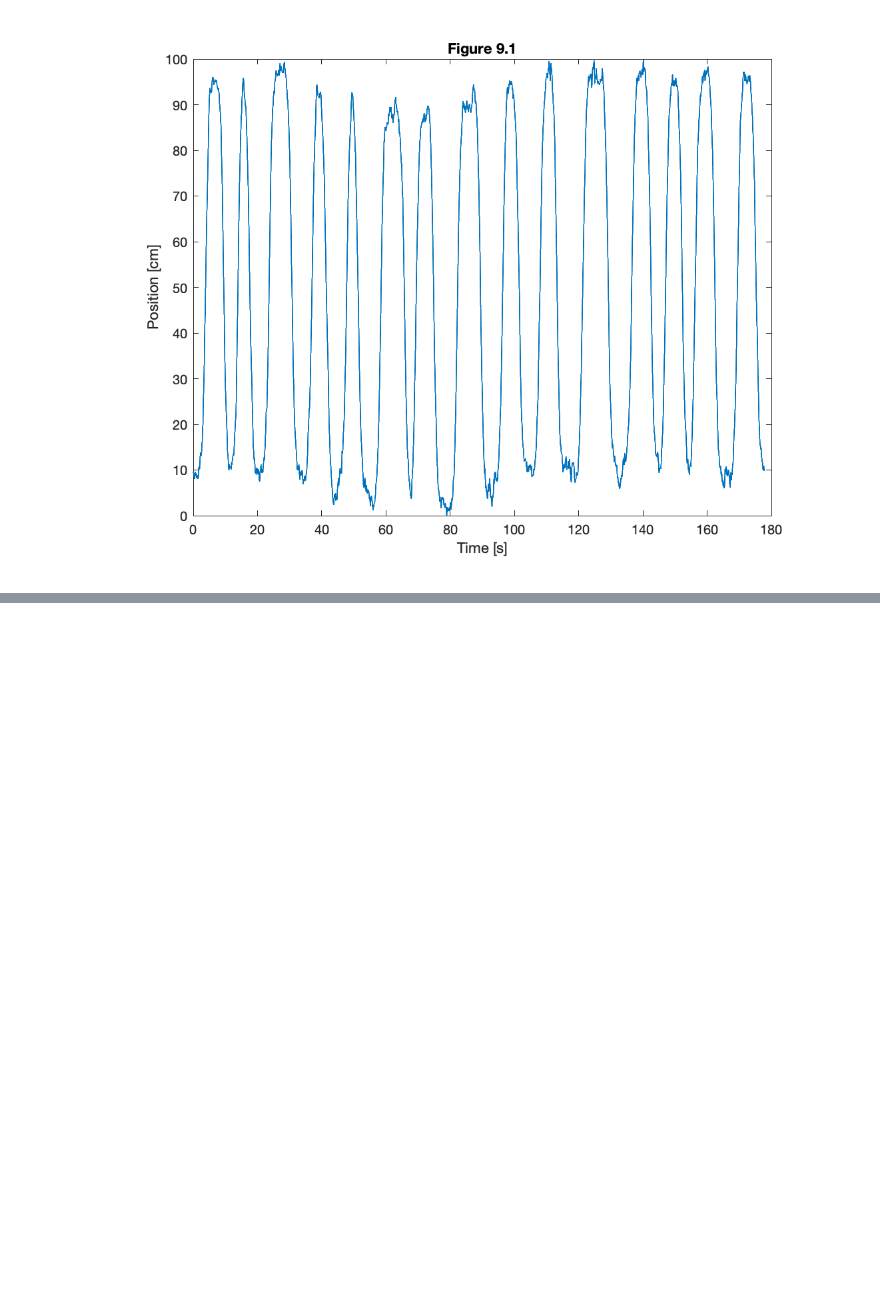
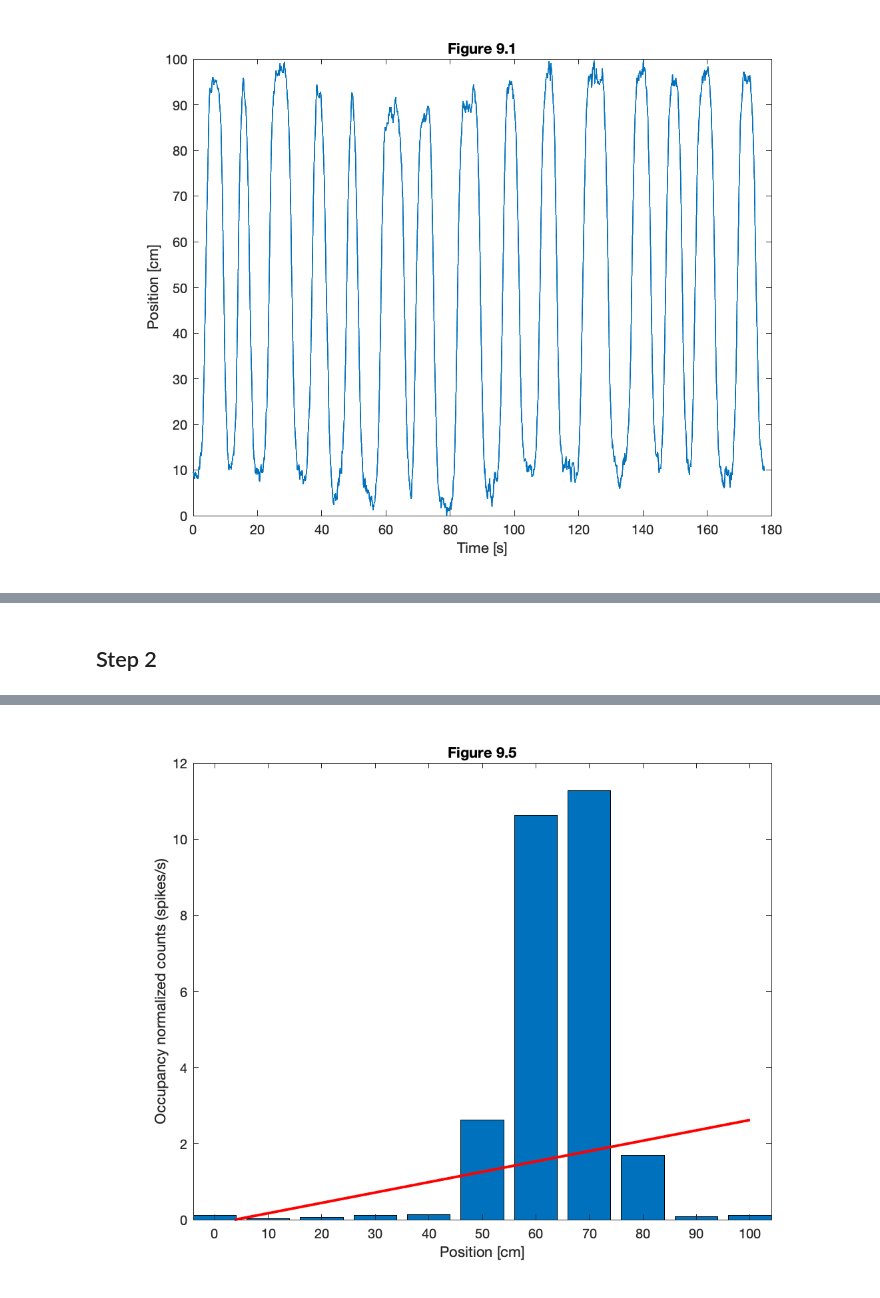
Before and after one commit to jiecui/Case-Studies-Kramer-Eden, a Jupyter notebook: Chapter9/ch_9_notebook.ipynb, the cells around one changed output, grey strips where cells are left out. Saved outputs shown, nothing was run; the diff lists cells and outputs as text; code cells hidden in the pictures; blank space fills up the shorter version.

```diff
--- a/Chapter9/ch_9_notebook.ipynb
+++ b/Chapter9/ch_9_notebook.ipynb
@@ -17,0 +65,16 @@ title('Figure 9.1')
+# %% [markdown]
+## Step 2
+# %%
+% Fit Model 1 to the spike train data.
+b = glmfit(X, spiketrain, 'poisson', 'identity');
+
+figure
+bar(bins, spikehist ./ occupancy); %Plot occupancy norm. hist.
+hold on; %Freeze graphics.
+plot(bins, (b(1) + b(2) * bins) * 1000, 'r', 'LineWidth', 2); %Plot model.
+xlim tight
+ylim([0, 12])
+xlabel('Position [cm]') %Label the axes.
+ylabel('Occupancy normalized counts (spikes/s)')
+title('Figure 9.5')
+# %% [output]
@@ -17,0 +83 @@ title('Figure 9.1')
+[figure, added]
```
Also changed, not shown: parts of 43 cells of this notebook.
